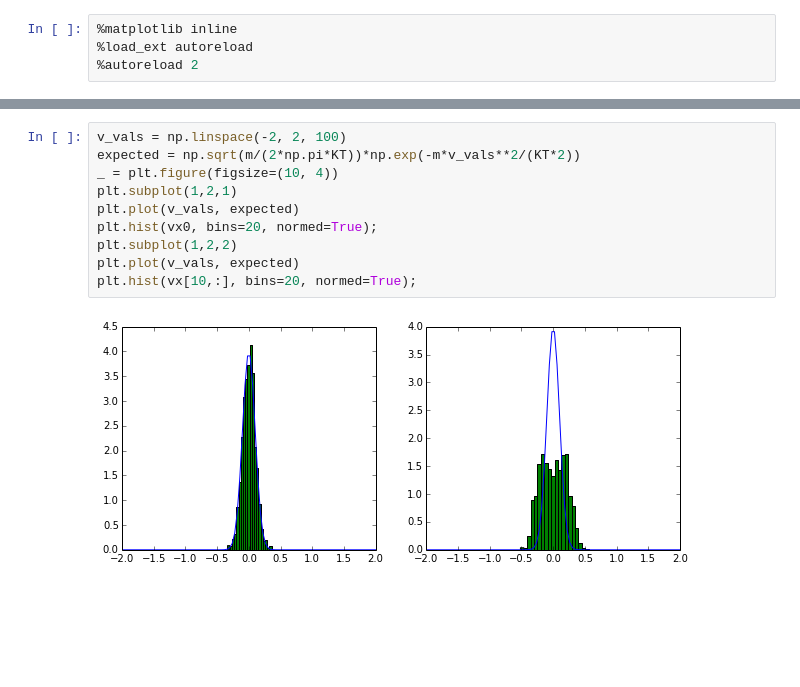
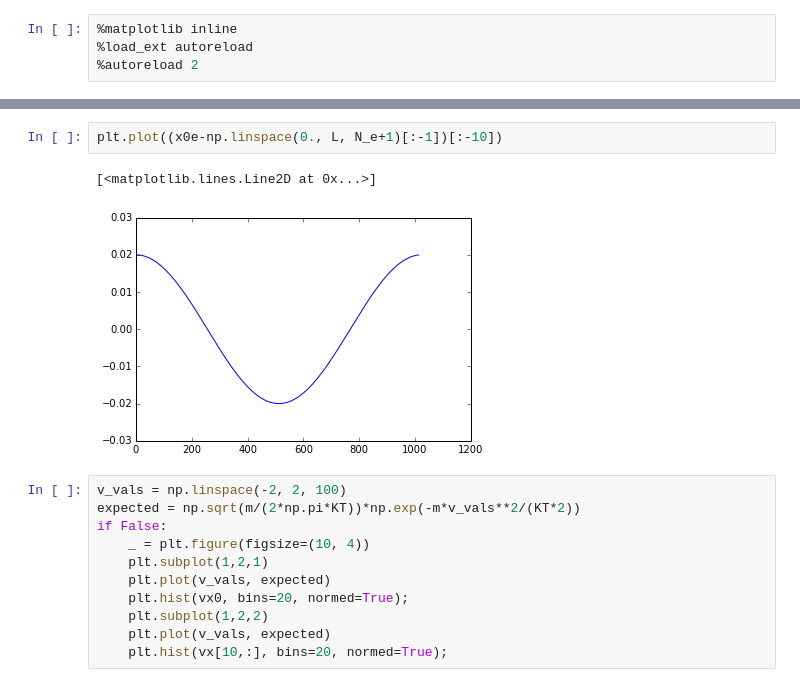
Before and after one commit to shigh/pyes1, a Jupyter notebook: pyes1/1d2v-warm.ipynb, the cells around one changed output, grey strips where cells are left out. Cells and saved outputs as stored; diff of their text form; blank space fills up the shorter version.

```diff
--- a/pyes1/1d2v-warm.ipynb
+++ b/pyes1/1d2v-warm.ipynb
@@ -45,13 +61,17 @@ xp, vx, vy, E, phi, rho = pic(species, nx, dx, nt, dt, L, B0,
+# %%
+plt.plot((x0e-np.linspace(0., L, N_e+1)[:-1])[:-10])
+# %% [output]
+[<matplotlib.lines.Line2D at 0x...>]
+[figure, added]
 # %%
 v_vals = np.linspace(-2, 2, 100)
 expected = np.sqrt(m/(2*np.pi*KT))*np.exp(-m*v_vals**2/(KT*2))
-_ = plt.figure(figsize=(10, 4))
-plt.subplot(1,2,1)
-plt.plot(v_vals, expected)
-plt.hist(vx0, bins=20, normed=True);
-plt.subplot(1,2,2)
-plt.plot(v_vals, expected)
-plt.hist(vx[10,:], bins=20, normed=True);
+if False:
+    _ = plt.figure(figsize=(10, 4))
+    plt.subplot(1,2,1)
+    plt.plot(v_vals, expected)
+    plt.hist(vx0, bins=20, normed=True);
+    plt.subplot(1,2,2)
+    plt.plot(v_vals, expected)
+    plt.hist(vx[10,:], bins=20, normed=True);
-# %% [output]
-[figure, removed]
 # %%
```
Also changed, not shown: parts of 4 cells of this notebook.
